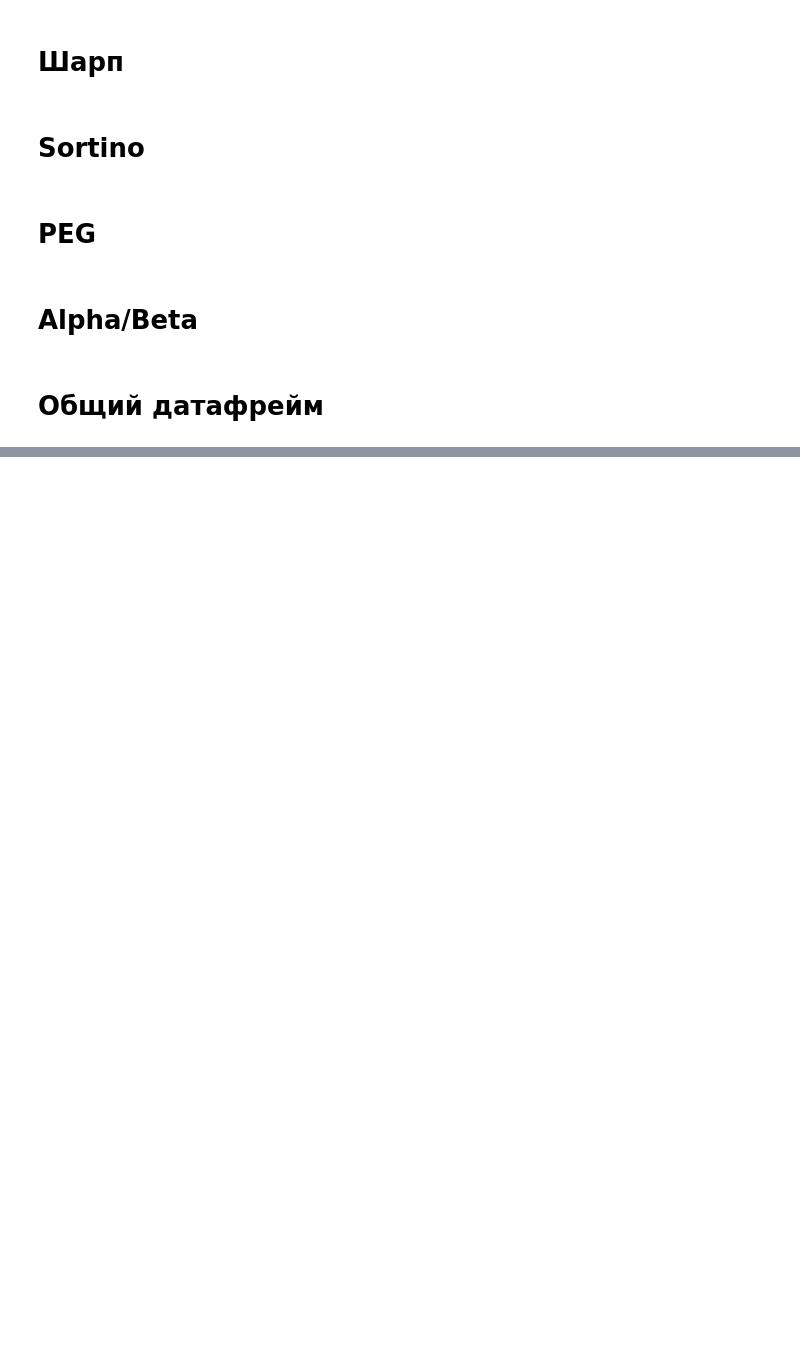
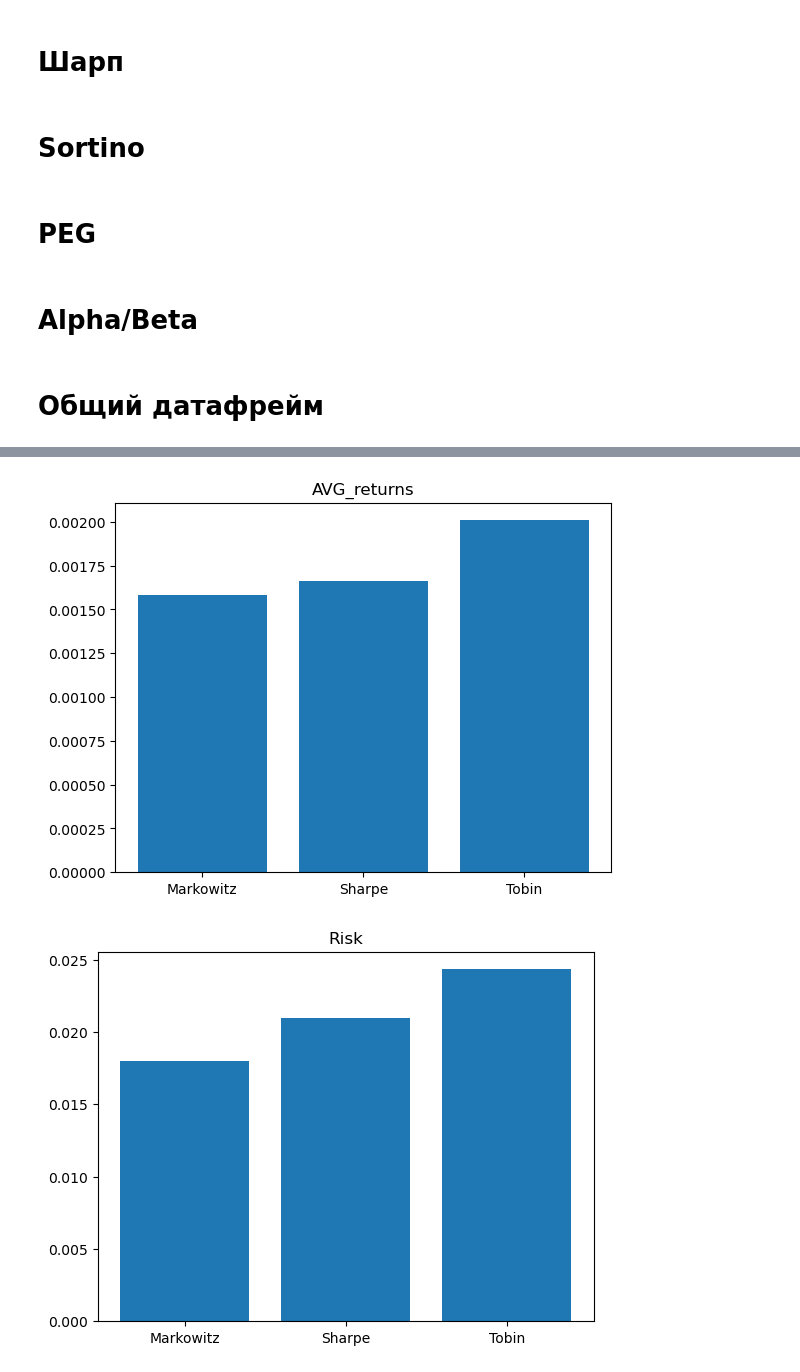
Before and after one commit to Shinypuff/Portfolios, a Jupyter notebook: port_my.ipynb, the cells around one changed output, grey strips where cells are left out. Drawn from its saved outputs; the diff is of its cells as text; code cells hidden in the pictures; blank space fills up the shorter version.

```diff
--- a/port_my.ipynb
+++ b/port_my.ipynb
@@ -337,0 +398,9 @@ aaa
+# %%
+def all_metr(df_pct):
+    metrics = pd.DataFrame()
+    for method in ports.keys():
+        ff = get_metrics(df_pct.loc[df_pct['Method']== method,:'sp500'])
+        ff['Method'] = method
+        metrics = pd.concat([metrics, ff.drop('sp500',axis =0)],axis=0)
+
+    return metrics
@@ -337,0 +413,3 @@ aaa
+# %%
+melted = all_metr(aaa).reset_index().melt(id_vars=['index','Method'])
+melted
@@ -337,0 +430,14 @@ aaa
+# %%
+def get_slice(df_melted, method):
+    for var in df_melted['variable'].unique():
+        avg = df_melted.loc[df_melted['variable']==var]
+        sex = avg.loc[avg['Method']==method].drop(['variable'],axis=1).set_index('index').T
+
+        plt.bar(sex.columns, height=sex.iloc[1,:])
+        plt.title(var)
+        plt.show()
+# %%
+sd = get_slice(melted, 'Sortino')
+# %% [output]
+[figure, added]
+[figure, added]
```
Also changed, not shown: parts of 17 cells of this notebook.
